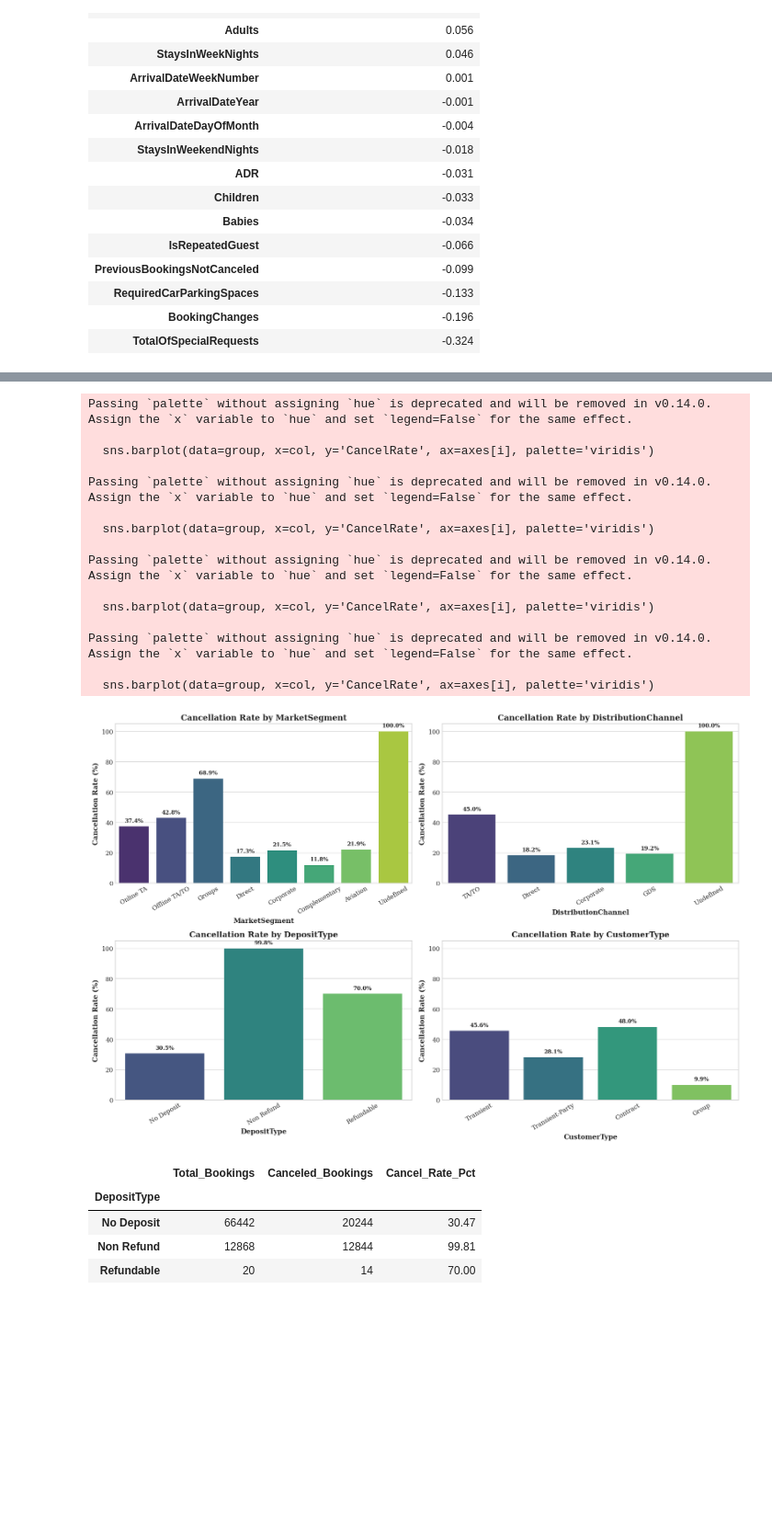
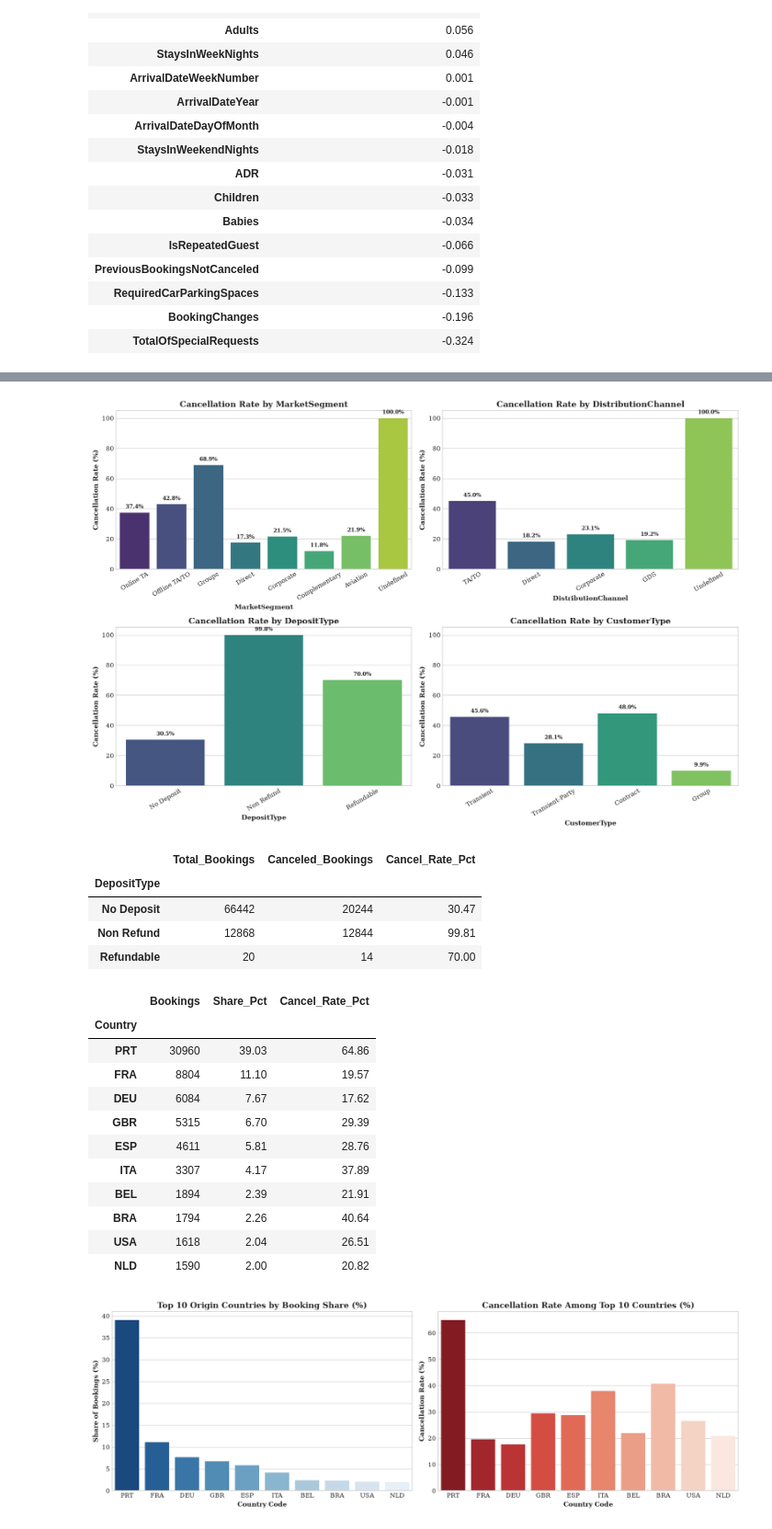
Before and after one commit to Auipp/Machine-Learning-F26, a Jupyter notebook: notebooks/milestone1_EDA.ipynb, the cells around one changed output, grey strips where cells are left out. Shown at 92% size. Drawn from its saved outputs; the diff is of its cells as text; code cells hidden in the pictures; blank space fills up the shorter version.

```diff
--- a/notebooks/milestone1_EDA.ipynb
+++ b/notebooks/milestone1_EDA.ipynb
@@ -294,7 +385,7 @@ for i, col in enumerate(cat_features):
     group['CancelRate'] = group['CancelRate'] * 100
     group = group.sort_values(by='Total', ascending=False)
 
-    sns.barplot(data=group, x=col, y='CancelRate', ax=axes[i], palette='viridis')
+    sns.barplot(data=group, x=col, y='CancelRate', hue=col, ax=axes[i], palette='viridis', legend=False)
     axes[i].set_title(f'Cancellation Rate by {col}')
     axes[i].set_xlabel(col)
     axes[i].set_ylabel('Cancellation Rate (%)')
@@ -314,24 +405,45 @@ deposit_summary = df.groupby('DepositType').agg(
 )
 display(deposit_summary)
 # %% [output]
-Passing `palette` without assigning `hue` is deprecated and will be removed in v0.14.0. Assign the `x` variable to `hue` and set `legend=False` for the same effect.
-
-  sns.barplot(data=group, x=col, y='CancelRate', ax=axes[i], palette='viridis')
-
-Passing `palette` without assigning `hue` is deprecated and will be removed in v0.14.0. Assign the `x` variable to `hue` and set `legend=False` for the same effect.
-
-  sns.barplot(data=group, x=col, y='CancelRate', ax=axes[i], palette='viridis')
-
-Passing `palette` without assigning `hue` is deprecated and will be removed in v0.14.0. Assign the `x` variable to `hue` and set `legend=False` for the same effect.
-
-  sns.barplot(data=group, x=col, y='CancelRate', ax=axes[i], palette='viridis')
-
-Passing `palette` without assigning `hue` is deprecated and will be removed in v0.14.0. Assign the `x` variable to `hue` and set `legend=False` for the same effect.
-
-  sns.barplot(data=group, x=col, y='CancelRate', ax=axes[i], palette='viridis')
 [figure]
 |  | Total_Bookings | Canceled_Bookings | Cancel_Rate_Pct |
 | DepositType |  |  |  |
 | No Deposit | 66442 | 20244 | 30.47 |
 | Non Refund | 12868 | 12844 | 99.81 |
 | Refundable | 20 | 14 | 70.00 |
+# %%
+top10_countries = df['Country'].value_counts(dropna=False).head(10).index
+country_stats = df[df['Country'].isin(top10_countries)].groupby('Country').agg(
+    Bookings=('IsCanceled', 'count'),
+    Share_Pct=('IsCanceled', lambda x: np.round(len(x) / len(df) * 100, 2)),
+    Cancel_Rate_Pct=('IsCanceled', lambda x: np.round(x.mean() * 100, 2))
+).loc[top10_countries]
+display(country_stats)
+
+fig, (ax1, ax2) = plt.subplots(1, 2, figsize=(15, 5))
+sns.barplot(x=country_stats.index, y=country_stats['Share_Pct'], hue=country_stats.index, ax=ax1, palette='Blues_r', legend=False)
+ax1.set_title('Top 10 Origin Countries by Booking Share (%)')
+ax1.set_xlabel('Country Code')
+ax1.set_ylabel('Share of Bookings (%)')
+
+sns.barplot(x=country_stats.index, y=country_stats['Cancel_Rate_Pct'], hue=country_stats.index, ax=ax2, palette='Reds_r', legend=False)
+ax2.set_title('Cancellation Rate Among Top 10 Countries (%)')
+ax2.set_xlabel('Country Code')
+ax2.set_ylabel('Cancellation Rate (%)')
+
+plt.tight_layout()
+plt.show()
+# %% [output]
+|  | Bookings | Share_Pct | Cancel_Rate_Pct |
+| Country |  |  |  |
+| PRT | 30960 | 39.03 | 64.86 |
+| FRA | 8804 | 11.10 | 19.57 |
+| DEU | 6084 | 7.67 | 17.62 |
+| GBR | 5315 | 6.70 | 29.39 |
+| ESP | 4611 | 5.81 | 28.76 |
+| ITA | 3307 | 4.17 | 37.89 |
+| BEL | 1894 | 2.39 | 21.91 |
+| BRA | 1794 | 2.26 | 40.64 |
+| USA | 1618 | 2.04 | 26.51 |
+| NLD | 1590 | 2.00 | 20.82 |
+[figure, added]
```
Also changed, not shown: parts of 36 cells of this notebook.
